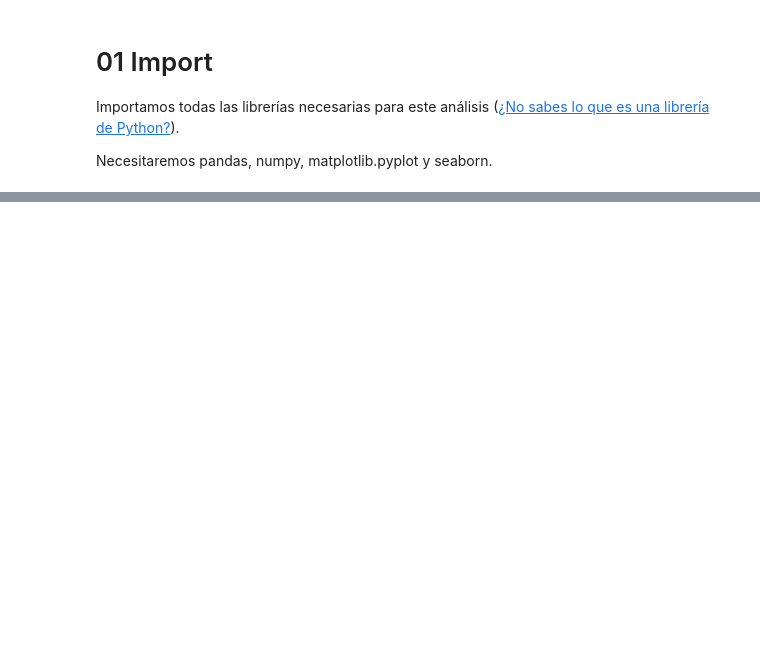
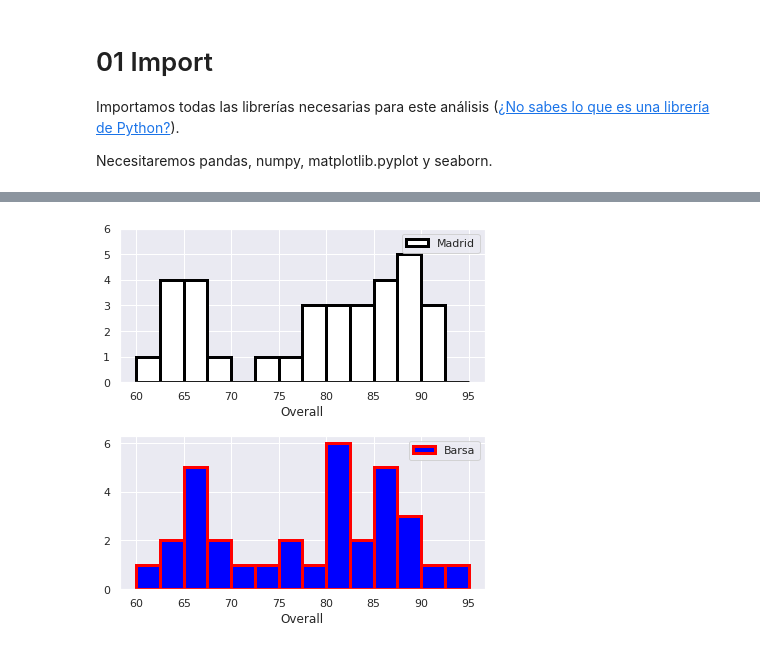
Before and after one commit to JotaBlanco/TheValley, a Jupyter notebook: Notebooks/02-analisis-exploratorio-visual/EJERCICIO_4___EDA_Visual_Barsa_Madrid.ipynb, the cells around one changed output, grey strips where cells are left out. Drawn from its saved outputs; the diff is of its cells as text; code cells hidden in the pictures; blank space fills up the shorter version.

Commit message:
Ejercicio 4 EDA Barsa Madrid

```diff
--- a/Notebooks/02-analisis-exploratorio-visual/EJERCICIO_4___EDA_Visual_Barsa_Madrid.ipynb
+++ b/Notebooks/02-analisis-exploratorio-visual/EJERCICIO_4___EDA_Visual_Barsa_Madrid.ipynb
@@ -775,0 +61,3 @@ profile_fifa19.to_file(output_file="/content/drive/My Drive/Data/Fifa19 Informe
+# %%
+df_fifa19 = df_fifa19[cols]
+df_fifa19.head()
@@ -775,0 +86,5 @@ profile_fifa19.to_file(output_file="/content/drive/My Drive/Data/Fifa19 Informe
+# %%
+# df_Madrid
+filtro_madrid = df_fifa19['Club'] == 'Real Madrid'
+df_madrid = df_fifa19[filtro_madrid]
+df_madrid.head(3)
@@ -775,0 +96,5 @@ profile_fifa19.to_file(output_file="/content/drive/My Drive/Data/Fifa19 Informe
+# %%
+# df_Barsa
+filtro_barsa = df_fifa19['Club'] == 'FC Barcelona'
+df_barsa = df_fifa19[filtro_barsa]
+df_barsa.head(3)
@@ -775,0 +143,30 @@ profile_fifa19.to_file(output_file="/content/drive/My Drive/Data/Fifa19 Informe
+# %%
+fig, (ax1, ax2) = plt.subplots(nrows=2, ncols=1)
+fig.tight_layout(pad=1)
+fig.set_size_inches(6,6)
+
+bins = [60, 62.5, 65, 67.5, 70, 72.5, 75, 77.5, 80, 82.5, 85, 87.5, 90, 92.5, 95]
+
+# Tasa de mortalidad
+ax1.hist(df_madrid['Overall'],
+         bins = bins,
+         label='Madrid',
+         edgecolor = 'black',
+         linewidth = 3,
+         color='white')
+ax1.set(xlabel = 'Overall')
+ax1.set_ylim(top=6)
+ax1.legend()
+
+# Tasa de mortalidad
+ax2.hist(df_barsa['Overall'],
+         bins = bins,
+         label='Barsa',
+         linewidth = 3,
+         edgecolor = 'red',
+         color='blue')
+ax2.set(xlabel = 'Overall')
+ax2.legend()
+plt.show()
+# %% [output]
+[figure, added]
```
Also changed, not shown: parts of 119 cells of this notebook.
